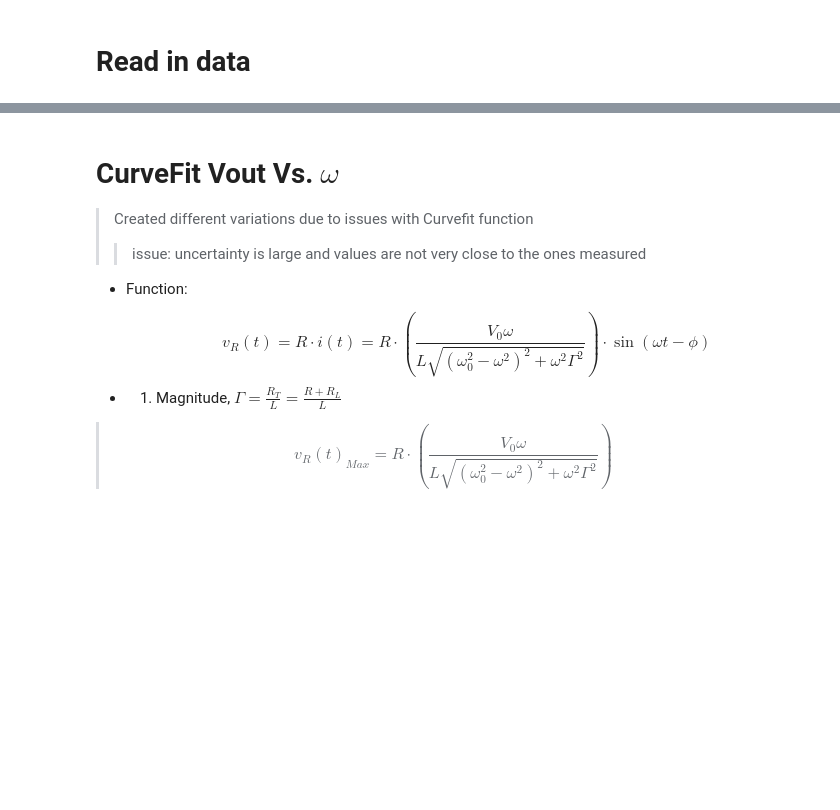
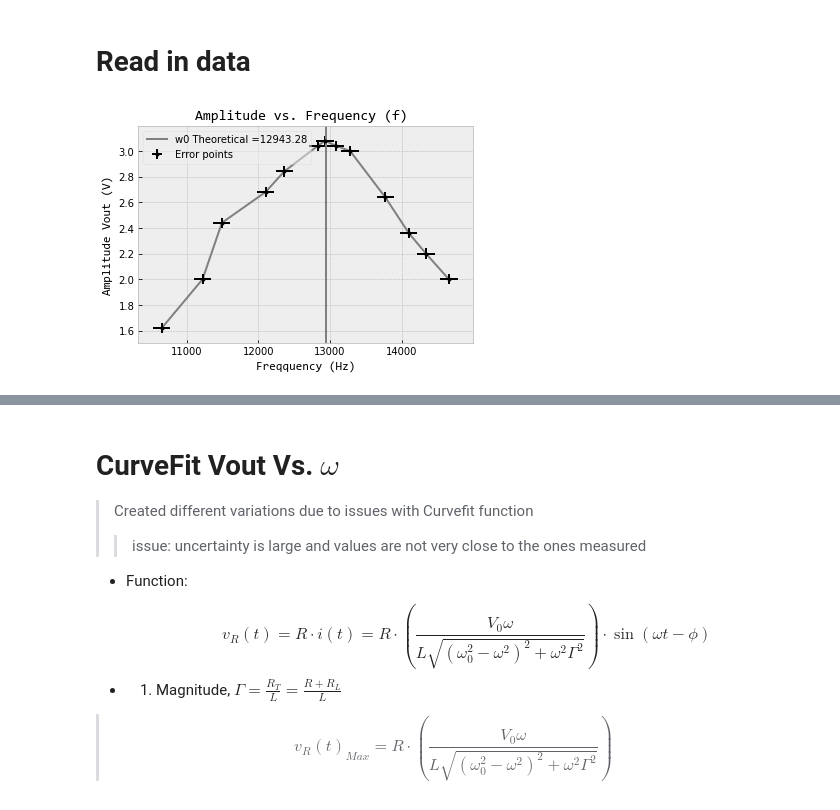
Before and after one commit to Drixitel/134-Lab-Spring-2023, a Jupyter notebook: Code/Chaos/FinalRCLAnalysis.ipynb, the cells around one changed output, grey strips where cells are left out. Cells and saved outputs as stored; diff of their text form; code cells hidden in the pictures; blank space fills up the shorter version.

```diff
--- a/Code/Chaos/FinalRCLAnalysis.ipynb
+++ b/Code/Chaos/FinalRCLAnalysis.ipynb
@@ -202,3 +202,24 @@ Timdiffsig = RCLdata['TDSig s']
 phi2 = Phasedeg(Timdiff,Period) # missing negastives
 phi2var = PhaseVardeg(Timdiff,Timdiffsig, Period, Periodsig)
 phistd = np.sqrt(phi2var)
+# %%
+#style
+hfont = {'fontname':'Consolas'}
+plt.figure()
+plt.style.use('bmh')
+
+plt.plot(Freq,Vout, color= 'gray')
+plt.errorbar(Freq,Vout,xerr=FreqSig, yerr=VoutSig, label = 'Error points', fmt = '.', color= 'black')
+
+
+#Labels
+plt.title("Amplitude vs. Frequency (f) ", **hfont)
+plt.ylabel("Amplitude Vout (V)", **hfont)
+plt.xlabel("Freqquency (Hz)", **hfont)
+plt.axvline(f0, color ='gray', label =f'w0 Theoretical ={f0:.2f}')
+
+plt.legend(loc =2,fancybox=True, framealpha=0.5)
+
+plt.savefig("AmpVsfreq.png", bbox_inches='tight')
+# %% [output]
+[figure, added]
```
Also changed, not shown: parts of 8 cells of this notebook, 11 other files.
